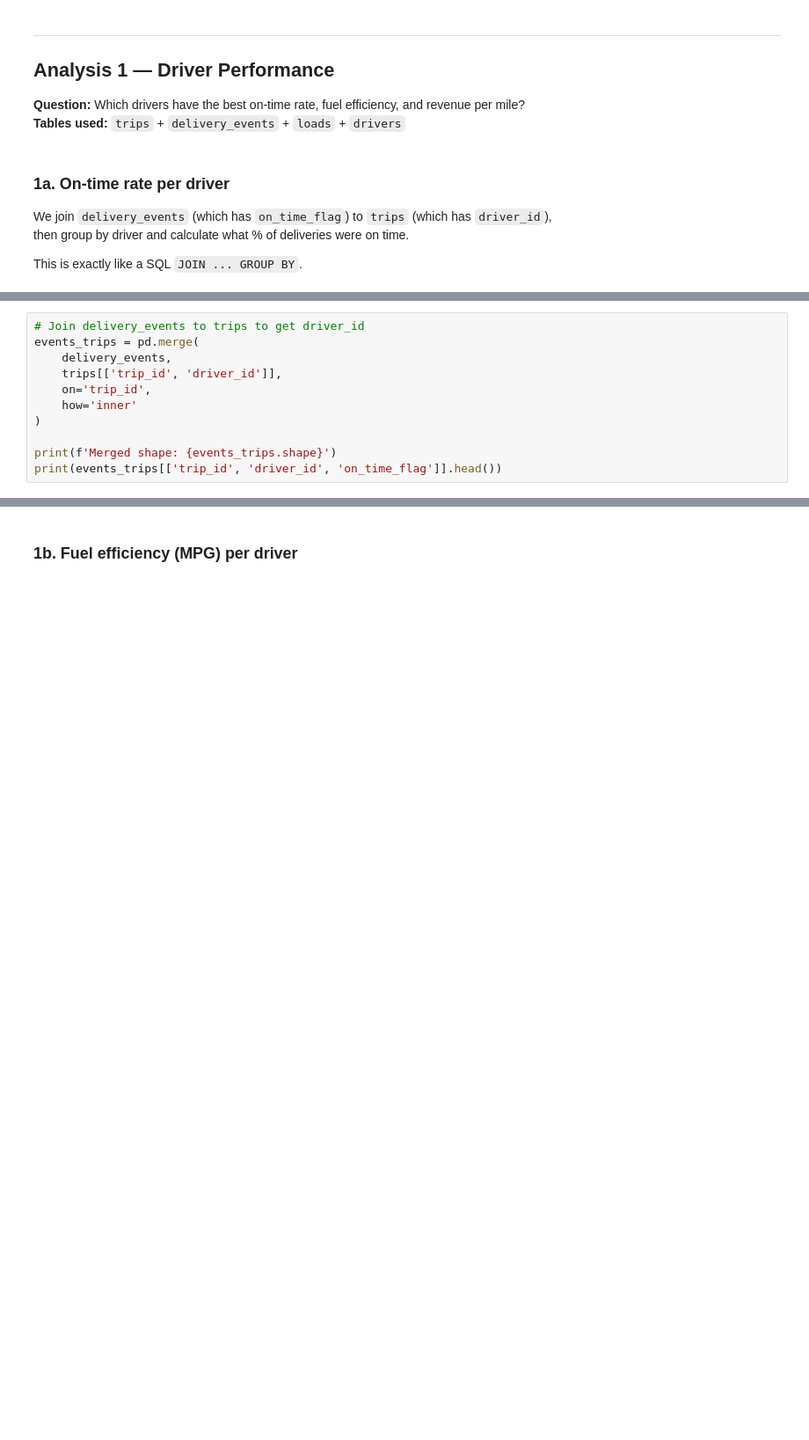
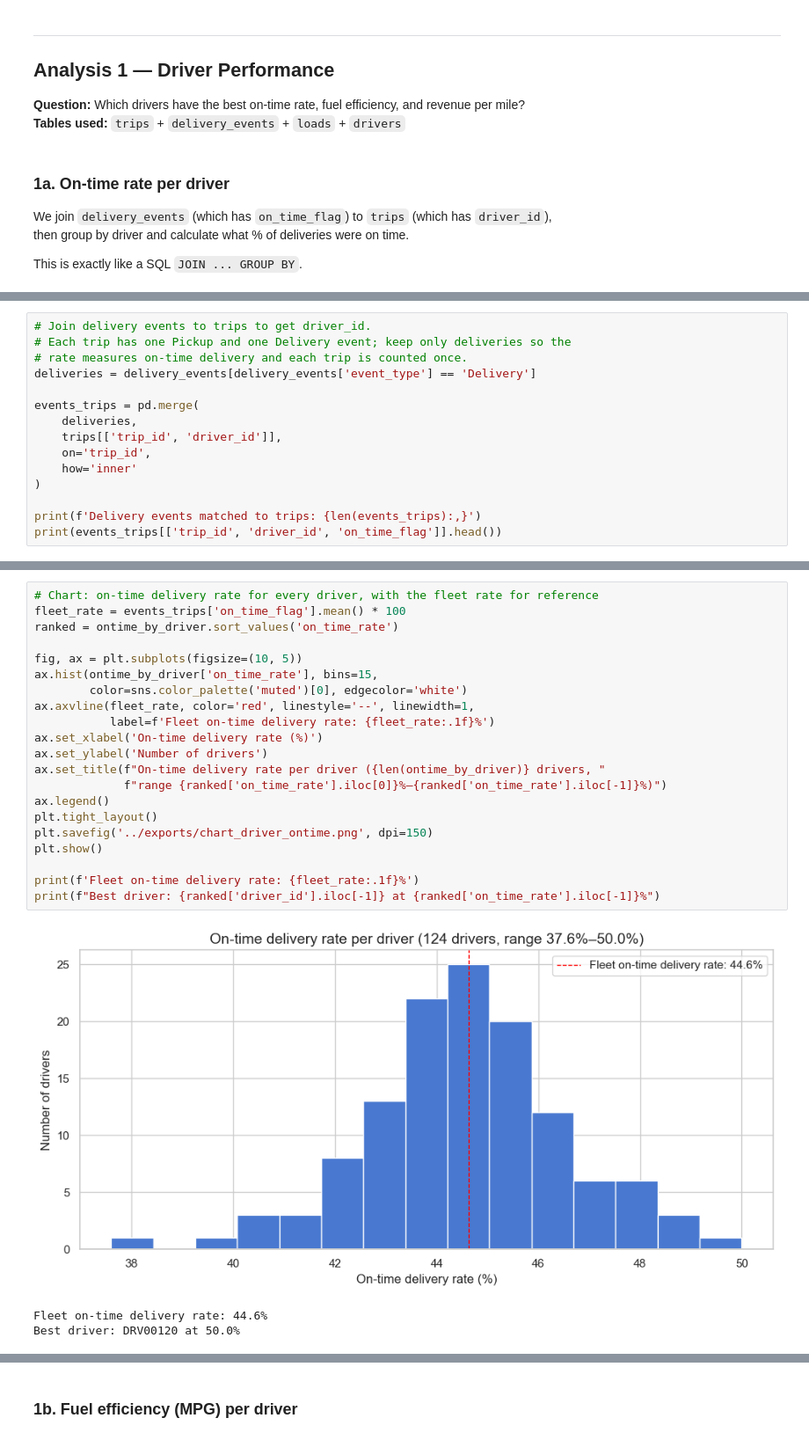
Before and after one commit to HarjiiBoss/logistics-analysis, a Jupyter notebook: notebooks/03_analysis.ipynb, the cells around one changed output, grey strips where cells are left out. Shown at 88% size. Cells and saved outputs as stored; diff of their text form; blank space fills up the shorter version.

```diff
--- a/notebooks/03_analysis.ipynb
+++ b/notebooks/03_analysis.ipynb
@@ -83,14 +82,18 @@ Delivery event types:
 1          True       Detroit             MI
 2          True   Kansas City             MO
 # %%
-# Join delivery_events to trips to get driver_id
+# Join delivery events to trips to get driver_id.
+# Each trip has one Pickup and one Delivery event; keep only deliveries so the
+# rate measures on-time delivery and each trip is counted once.
+deliveries = delivery_events[delivery_events['event_type'] == 'Delivery']
+
 events_trips = pd.merge(
-    delivery_events,
+    deliveries,
     trips[['trip_id', 'driver_id']],
     on='trip_id',
     how='inner'
 )
 
-print(f'Merged shape: {events_trips.shape}')
+print(f'Delivery events matched to trips: {len(events_trips):,}')
 print(events_trips[['trip_id', 'driver_id', 'on_time_flag']].head())
 # %% [output]
@@ -176,0 +158,25 @@ Fleet average on-time rate: 55.7%
+# %%
+# Chart: on-time delivery rate for every driver, with the fleet rate for reference
+fleet_rate = events_trips['on_time_flag'].mean() * 100
+ranked = ontime_by_driver.sort_values('on_time_rate')
+
+fig, ax = plt.subplots(figsize=(10, 5))
+ax.hist(ontime_by_driver['on_time_rate'], bins=15,
+        color=sns.color_palette('muted')[0], edgecolor='white')
+ax.axvline(fleet_rate, color='red', linestyle='--', linewidth=1,
+           label=f'Fleet on-time delivery rate: {fleet_rate:.1f}%')
+ax.set_xlabel('On-time delivery rate (%)')
+ax.set_ylabel('Number of drivers')
+ax.set_title(f"On-time delivery rate per driver ({len(ontime_by_driver)} drivers, "
+             f"range {ranked['on_time_rate'].iloc[0]}%–{ranked['on_time_rate'].iloc[-1]}%)")
+ax.legend()
+plt.tight_layout()
+plt.savefig('../exports/chart_driver_ontime.png', dpi=150)
+plt.show()
+
+print(f'Fleet on-time delivery rate: {fleet_rate:.1f}%')
+print(f"Best driver: {ranked['driver_id'].iloc[-1]} at {ranked['on_time_rate'].iloc[-1]}%")
+# %% [output]
+[figure, added]
+Fleet on-time delivery rate: 44.6%
+Best driver: DRV00120 at 50.0%
```
Also changed, not shown: parts of 19 cells of this notebook, 10 other files.
